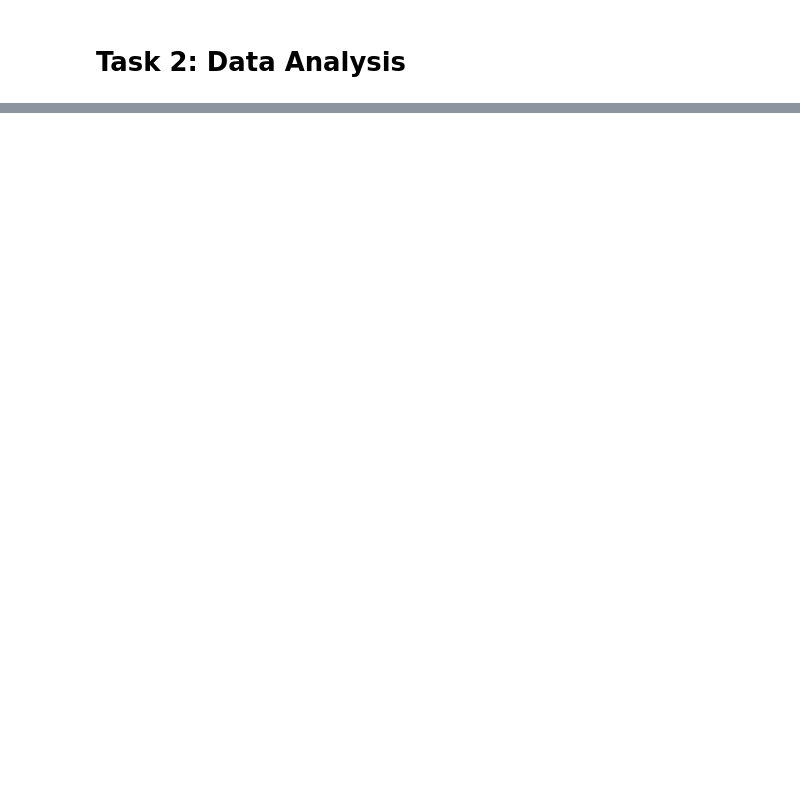
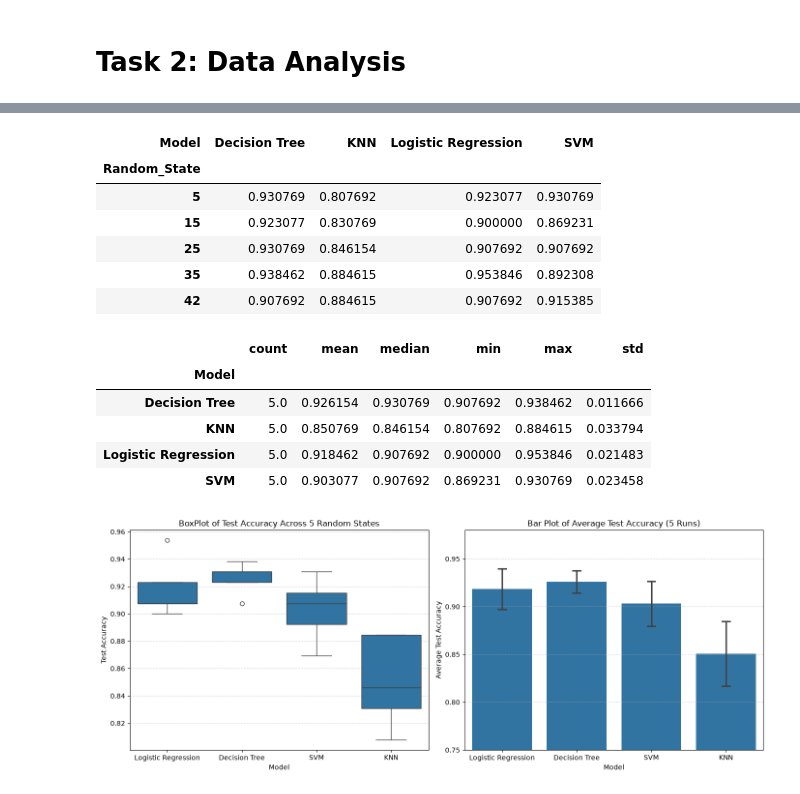
Before and after one commit to azelarabchakour/Data-science-assignments, a Jupyter notebook: Assignment-1/Code/Problem1-Classification.ipynb, the cells around one changed output, grey strips where cells are left out. Saved outputs shown, nothing was run; the diff lists cells and outputs as text; code cells hidden in the pictures; blank space fills up the shorter version.

Commit message:
data analysis part done

```diff
--- a/Assignment-1/Code/Problem1-Classification.ipynb
+++ b/Assignment-1/Code/Problem1-Classification.ipynb
@@ -436,0 +309,80 @@ plt.show()
+# %%
+# 8) Change the random_state in task 2.1 and re-calculate all the previous steps. Are your conclusions about
+# the best model the same? Make conclusions averaging the performance results for to five different
+# random states. Construct the BoxPlots for each ML method and for each of the performance metrics,
+# corresponding to the five different runs. Construct the Bar Plots for each ML method and for each of
+# the performance metrics with average performance results. Describe and interpret the results.
+
+# 8) Re-calculate previous steps across 5 different random_state values
+random_states = [5, 15, 25, 35, 42]
+run_records = []
+
+for rs in random_states:
+    # Split and scale data for the current random_state
+    X_tr, X_te, Y_tr, Y_te = train_test_split(
+        X_encoded, Y_encoded, test_size=0.2, random_state=rs
+    )
+    scaler = MinMaxScaler()
+    X_tr_sc = scaler.fit_transform(X_tr)
+    X_te_sc = scaler.transform(X_te)
+
+    base_models = {
+        'Logistic Regression': LogisticRegression(max_iter=1000),
+        'Decision Tree': DecisionTreeClassifier(random_state=rs),
+        'SVM': SVC(),
+        'KNN': KNeighborsClassifier()
+    }
+
+    # Tune hyperparameters and record test accuracy for each model
+    for name, model in base_models.items():
+        grid = GridSearchCV(estimator=model, param_grid=param_grids[name], cv=5, scoring='accuracy')
+        grid.fit(X_tr_sc, Y_tr)
+        best_m = grid.best_estimator_
+
+        run_records.append({
+            'Random_State': rs,
+            'Model': name,
+            'Train_Accuracy': accuracy_score(Y_tr, best_m.predict(X_tr_sc)),
+            'Test_Accuracy': accuracy_score(Y_te, best_m.predict(X_te_sc))
+        })
+
+runs_df = pd.DataFrame(run_records)
+pivot_test = runs_df.pivot(index='Random_State', columns='Model', values='Test_Accuracy')
+display(pivot_test)
+
+# Display average performance summary
+summary_stats = pivot_test.agg(['count', 'mean', 'median', 'min', 'max', 'std']).T
+display(summary_stats)
+
+# Construct BoxPlots and Bar Plots for the 5 runs
+fig, axes = plt.subplots(1, 2, figsize=(14, 5.5))
+model_order = ['Logistic Regression', 'Decision Tree', 'SVM', 'KNN']
+
+sns.boxplot(data=runs_df, x='Model', y='Test_Accuracy', order=model_order, ax=axes[0])
+axes[0].set_title('BoxPlot of Test Accuracy Across 5 Random States')
+axes[0].set_ylabel('Test Accuracy')
+axes[0].grid(axis='y', linestyle='--', alpha=0.5)
+
+sns.barplot(data=runs_df, x='Model', y='Test_Accuracy', order=model_order, errorbar='sd', capsize=0.1, ax=axes[1])
+axes[1].set_title('Bar Plot of Average Test Accuracy (5 Runs)')
+axes[1].set_ylabel('Average Test Accuracy')
+axes[1].set_ylim(0.75, 0.98)
+axes[1].grid(axis='y', linestyle='--', alpha=0.5)
+
+plt.tight_layout()
+plt.show()
+# %% [output]
+| Model | Decision Tree | KNN | Logistic Regression | SVM |
+| Random_State |  |  |  |  |
+| 5 | 0.930769 | 0.807692 | 0.923077 | 0.930769 |
+| 15 | 0.923077 | 0.830769 | 0.900000 | 0.869231 |
+| 25 | 0.930769 | 0.846154 | 0.907692 | 0.907692 |
+| 35 | 0.938462 | 0.884615 | 0.953846 | 0.892308 |
+| 42 | 0.907692 | 0.884615 | 0.907692 | 0.915385 |
+|  | count | mean | median | min | max | std |
+| Model |  |  |  |  |  |  |
+| Decision Tree | 5.0 | 0.926154 | 0.930769 | 0.907692 | 0.938462 | 0.011666 |
+| KNN | 5.0 | 0.850769 | 0.846154 | 0.807692 | 0.884615 | 0.033794 |
+| Logistic Regression | 5.0 | 0.918462 | 0.907692 | 0.900000 | 0.953846 | 0.021483 |
+| SVM | 5.0 | 0.903077 | 0.907692 | 0.869231 | 0.930769 | 0.023458 |
+[figure, added]
```
Also changed, not shown: parts of 16 cells of this notebook.
